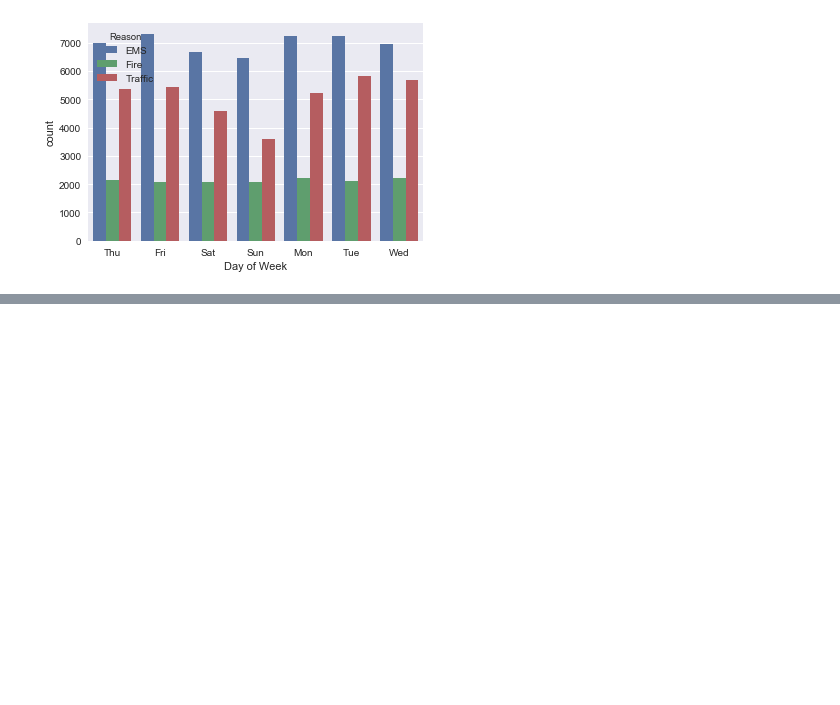
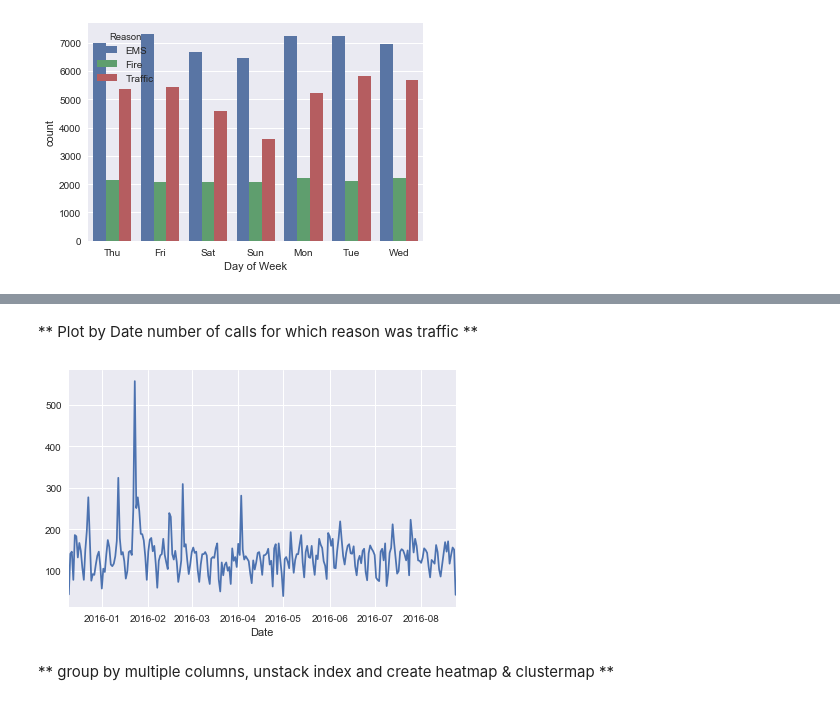
Before and after one commit to sandeepgd/data-science, a Jupyter notebook: 911.ipynb, the cells around one changed output, grey strips where cells are left out. Cells and saved outputs as stored; diff of their text form; code cells hidden in the pictures; blank space fills up the shorter version.

```diff
--- a/911.ipynb
+++ b/911.ipynb
@@ -98,0 +126,9 @@ sns.countplot(x='Day of Week', data=df, hue='Reason')
+# %% [markdown]
+** Plot by Date number of calls for which reason was traffic **
+# %%
+df[df['Reason'] == 'Traffic'].groupby('Date').count()['lat'].plot.line()
+plt.tight_layout()
+# %% [output]
+[figure, added]
+# %% [markdown]
+** group by multiple columns, unstack index and create heatmap & clustermap **
```
Also changed, not shown: parts of 11 cells of this notebook.
